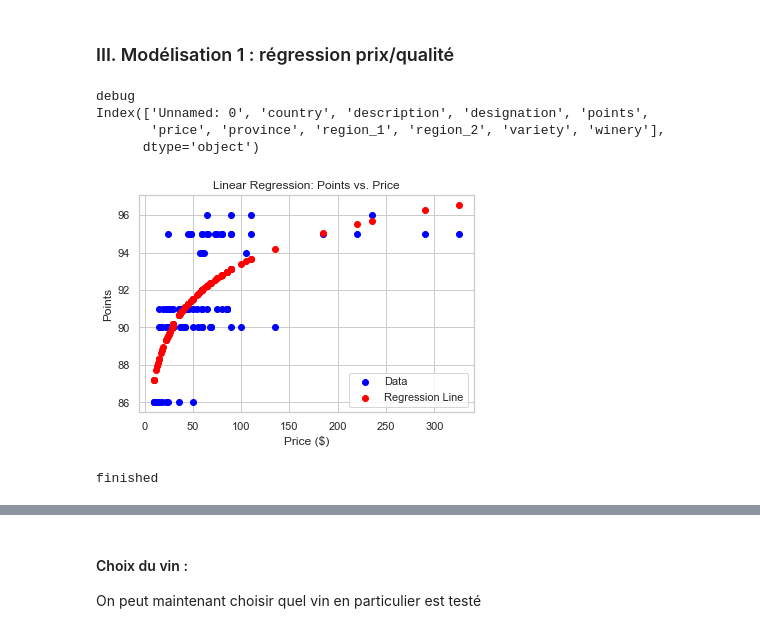
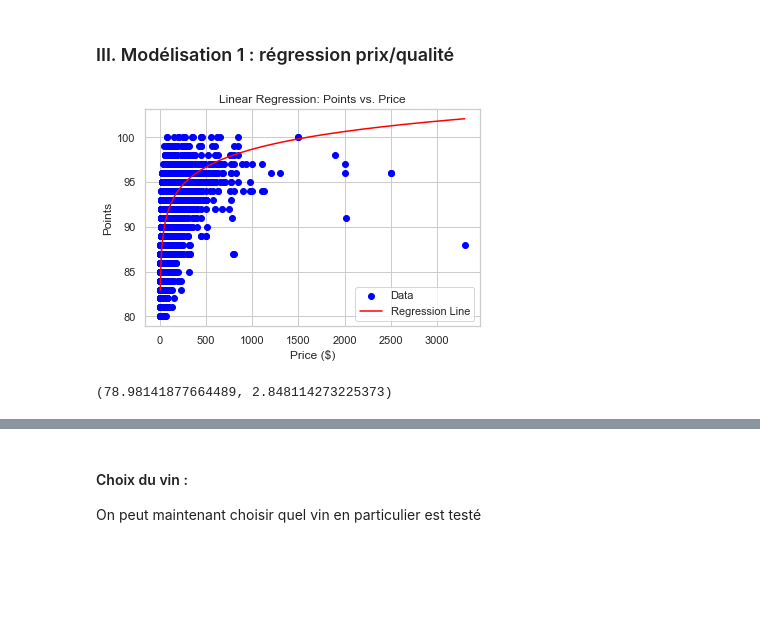
Before and after one commit to Tritri178/projet-data-2, a Jupyter notebook: notebook.ipynb, the cells around one changed output, grey strips where cells are left out. Cells and saved outputs as stored; diff of their text form; code cells hidden in the pictures; blank space fills up the shorter version.

```diff
--- a/notebook.ipynb
+++ b/notebook.ipynb
@@ -99,59 +102,49 @@ On observe une corrélation modérée entre le prix du vin et sa qualité. On es
 # %% [markdown]
 ### III. Modélisation 1 : régression prix/qualité
 # %%
+csv_file='data_cleaned.csv'
+data=pd.read_csv(csv_file)
 
 
-# Load the data
+def regression_log(x,y):
 
-path='data.csv'
+    log_x = np.log(x)
 
-print('debug')
-df = pd.read_csv(path)
+    coefficients = np.polyfit(log_x, y, 1) # returns [b, a]
 
-print(df.keys())
+    b = coefficients[0]
+    a = coefficients[1]
 
-# Extract X (price) and y (points)
-X = df['price'].values
-y = df['points'].values
 
-# Remove any rows where price is NaN
-valid_indices = ~np.isnan(X) & ~np.isnan(y)
-x = X[valid_indices]
-y = y[valid_indices]
+    x_range = np.linspace(x.min(), x.max(), 500)
+    y_fit = a + b * np.log(x_range)
 
-log_x = np.log(x)
-coefficients = np.polyfit(log_x, y, 1) # returns [b, a]
 
-b = coefficients[0]
-a = coefficients[1]
+    # Plot the data and regression line
+    plt.scatter(x, y, color='blue', label='Data')
+    plt.plot(x_range, y_fit, color='red', label='Regression Line')
+    plt.xlabel('Price ($)')
+    plt.ylabel('Points')
 
-y_fit = a + b * np.log(x)
+    '''
+    plt.xlim(left=0)   # set x-axis minimum to 0
+    plt.ylim(bottom=0) # set y-axis minimum to 0
+    plt.ylim(top=100)  # set y-axis maximum to 100
 
-# Plot the data and regression line
-plt.scatter(x, y, color='blue', label='Data')
-plt.scatter(x, y_fit, color='red', label='Regression Line')
-plt.xlabel('Price ($)')
-plt.ylabel('Points')
+    '''
 
-'''
-plt.xlim(left=0)   # set x-axis minimum to 0
-plt.ylim(bottom=0) # set y-axis minimum to 0
-plt.ylim(top=100)  # set y-axis maximum to 100
+    plt.title('Linear Regression: Points vs. Price')
+    plt.legend()
+    plt.show()
 
-'''
+    return a, b
 
-plt.title('Linear Regression: Points vs. Price')
-plt.legend()
-plt.show()
-
-print('finished')
+x = data['price'].values
+y = data['points'].values
+regression_log(x,y)
 # %% [output]
+[figure, new version]
-debug
-Index(['Unnamed: 0', 'country', 'description', 'designation', 'points',
-       'price', 'province', 'region_1', 'region_2', 'variety', 'winery'],
-      dtype='object')
+(78.98141877664489, 2.848114273225373)
-[figure, old version]
-finished
 # %% [markdown]
 #### Interprétations :
 On voit d'après le graphique que....
```
Also changed, not shown: parts of 12 cells of this notebook.
